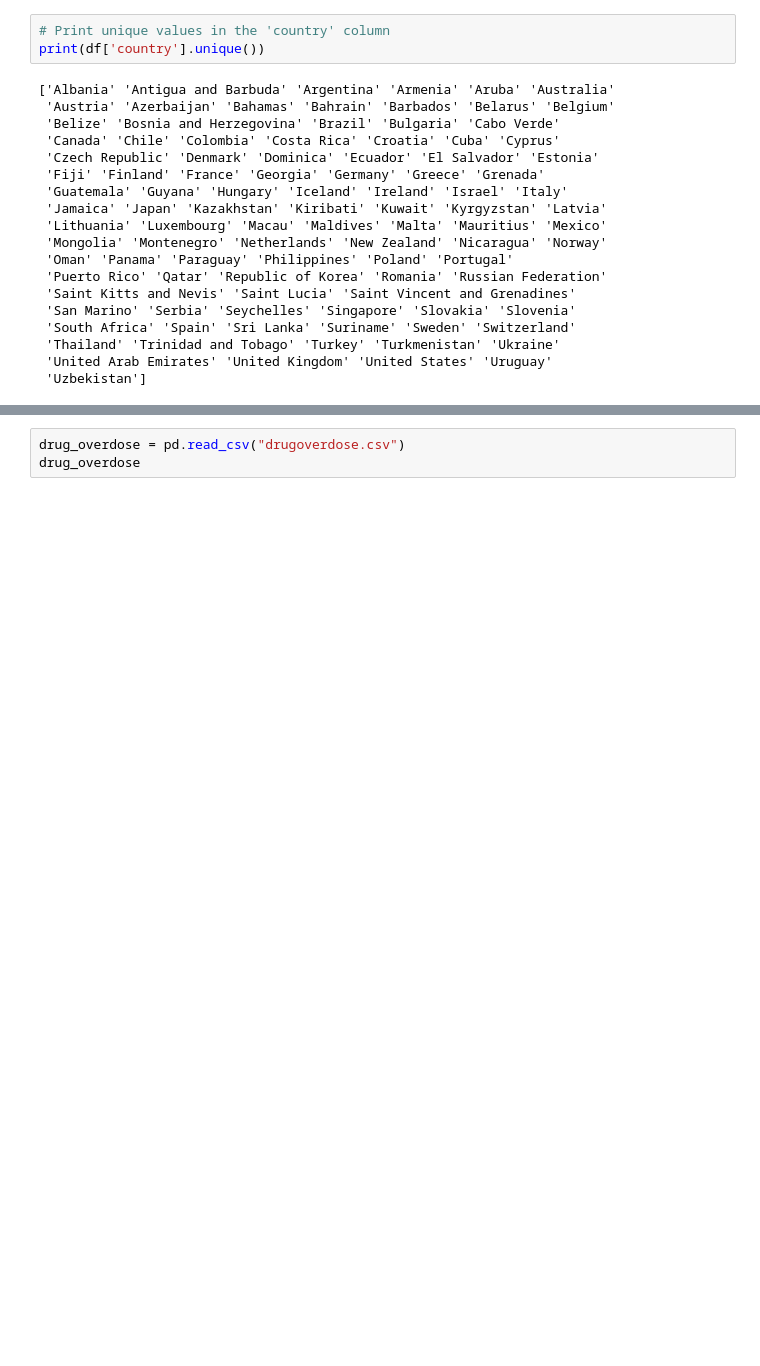
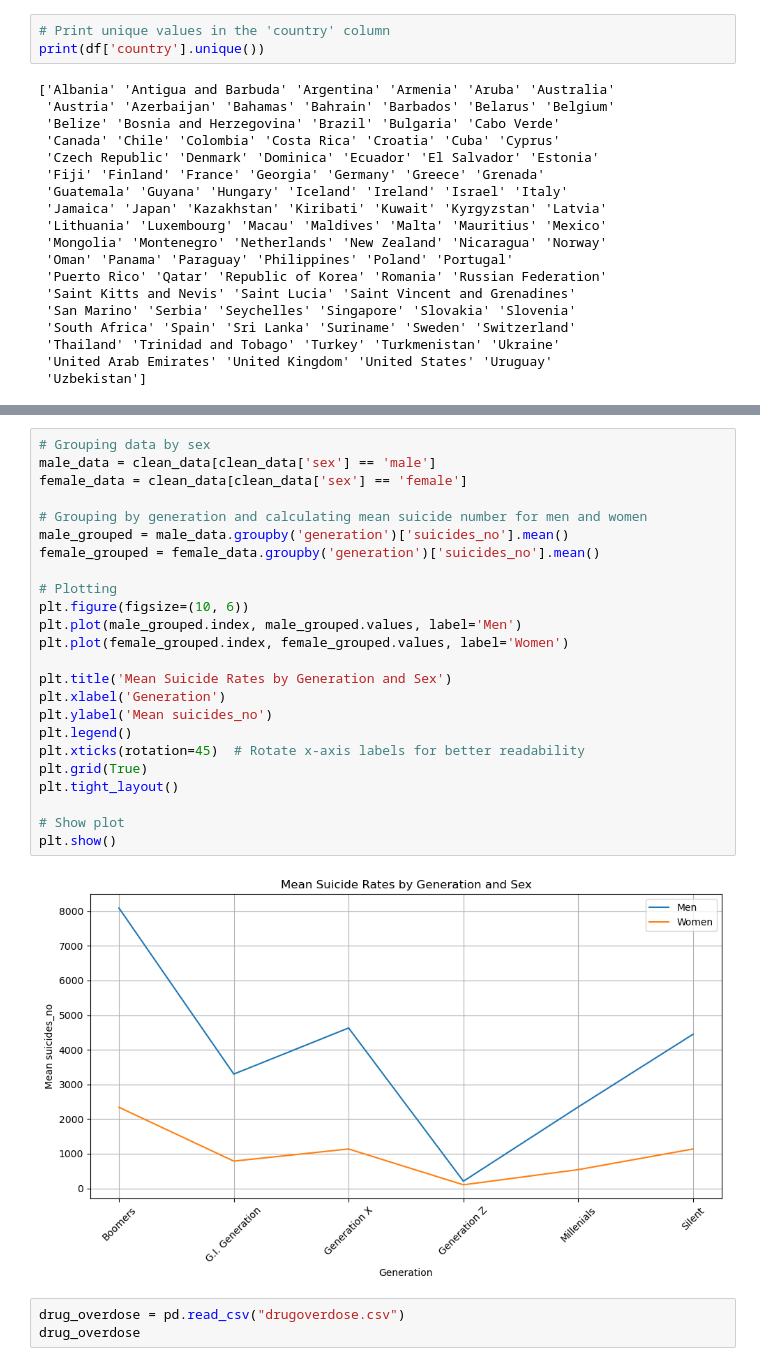
Before and after one commit to JesseR89/Project-one, a Jupyter notebook: projectonenote.ipynb, the cells around one changed output, grey strips where cells are left out. Drawn from its saved outputs; the diff is of its cells as text; blank space fills up the shorter version.

```diff
--- a/projectonenote.ipynb
+++ b/projectonenote.ipynb
@@ -85,3 +199,29 @@ usa_female_data.head()
+# %%
+# Grouping data by sex
+male_data = clean_data[clean_data['sex'] == 'male']
+female_data = clean_data[clean_data['sex'] == 'female']
+
+# Grouping by generation and calculating mean suicide number for men and women
+male_grouped = male_data.groupby('generation')['suicides_no'].mean()
+female_grouped = female_data.groupby('generation')['suicides_no'].mean()
+
+# Plotting
+plt.figure(figsize=(10, 6))
+plt.plot(male_grouped.index, male_grouped.values, label='Men')
+plt.plot(female_grouped.index, female_grouped.values, label='Women')
+
+plt.title('Mean Suicide Rates by Generation and Sex')
+plt.xlabel('Generation')
+plt.ylabel('Mean suicides_no')
+plt.legend()
+plt.xticks(rotation=45)  # Rotate x-axis labels for better readability
+plt.grid(True)
+plt.tight_layout()
+
+# Show plot
+plt.show()
+# %% [output]
+[figure, added]
 # %%
 drug_overdose = pd.read_csv("drugoverdose.csv")
 drug_overdose
```
Also changed, not shown: parts of 9 cells of this notebook.
